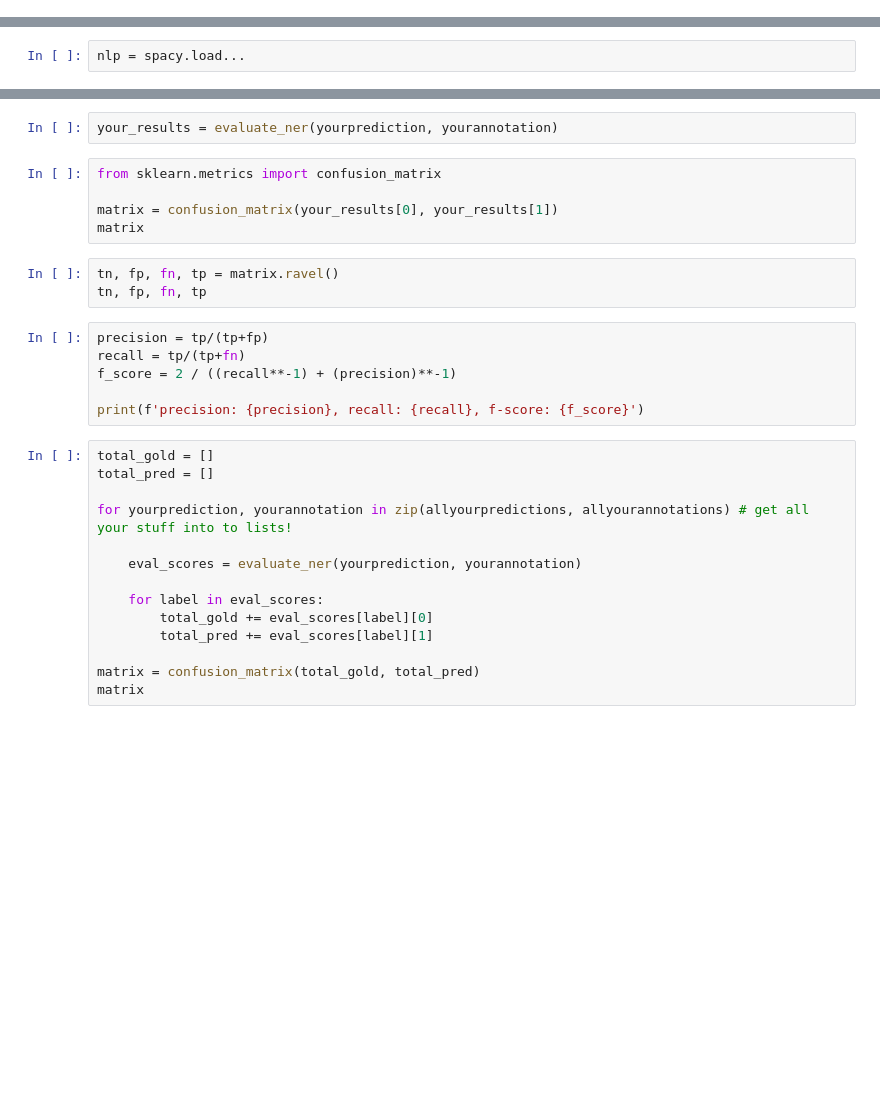
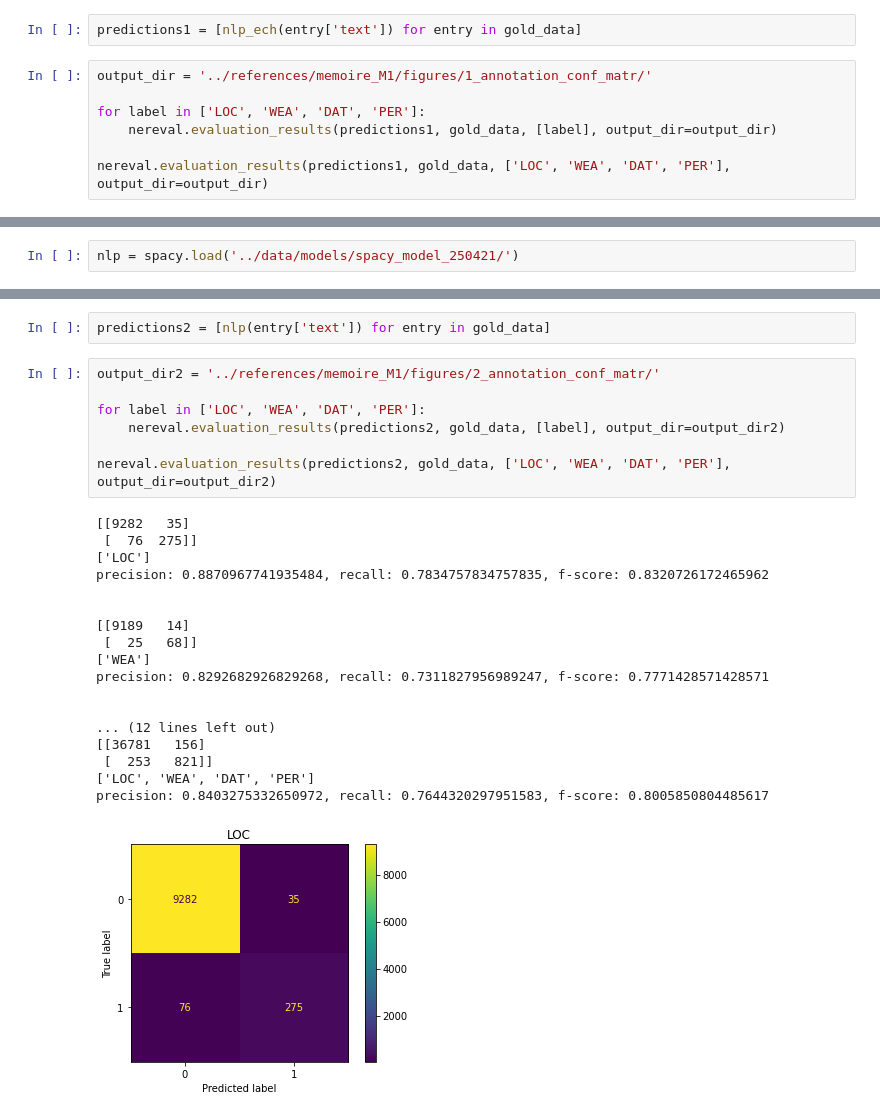
Before and after one commit to krkryger/clim-dist, a Jupyter notebook: notebooks/ner-custom-eval.ipynb, the cells around one changed output, grey strips where cells are left out. Saved outputs shown, nothing was run; the diff lists cells and outputs as text; blank space fills up the shorter version.

Commit message:
Modifications to NER_eval, Linking for M1

```diff
--- a/notebooks/ner-custom-eval.ipynb
+++ b/notebooks/ner-custom-eval.ipynb
@@ -2,0 +41,9 @@ import spacy
+# %%
+predictions1 = [nlp_ech(entry['text']) for entry in gold_data]
+# %%
+output_dir = '../references/memoire_M1/figures/1_annotation_conf_matr/'
+
+for label in ['LOC', 'WEA', 'DAT', 'PER']:
+    nereval.evaluation_results(predictions1, gold_data, [label], output_dir=output_dir)
+
+nereval.evaluation_results(predictions1, gold_data, ['LOC', 'WEA', 'DAT', 'PER'], output_dir=output_dir)
@@ -3,2 +75,2 @@ import spacy
 # %%
-nlp = spacy.load...
+nlp = spacy.load('../data/models/spacy_model_250421/')
@@ -92,30 +77,28 @@ def evaluate_ner(pred, gold):
-# %%
-your_results = evaluate_ner(yourprediction, yourannotation)
-# %%
-from sklearn.metrics import confusion_matrix
-
-matrix = confusion_matrix(your_results[0], your_results[1])
-matrix
-# %%
-tn, fp, fn, tp = matrix.ravel()
-tn, fp, fn, tp
-# %%
-precision = tp/(tp+fp)
-recall = tp/(tp+fn)
-f_score = 2 / ((recall**-1) + (precision)**-1)
-
-print(f'precision: {precision}, recall: {recall}, f-score: {f_score}')
-# %%
-total_gold = []
-total_pred = []
-
-for yourprediction, yourannotation in zip(allyourpredictions, allyourannotations) # get all your stuff into to lists!
-
-    eval_scores = evaluate_ner(yourprediction, yourannotation)
-
-    for label in eval_scores:
-        total_gold += eval_scores[label][0]
-        total_pred += eval_scores[label][1]
-
-matrix = confusion_matrix(total_gold, total_pred)
-matrix
+# %%
+predictions2 = [nlp(entry['text']) for entry in gold_data]
+# %%
+output_dir2 = '../references/memoire_M1/figures/2_annotation_conf_matr/'
+
+for label in ['LOC', 'WEA', 'DAT', 'PER']:
+    nereval.evaluation_results(predictions2, gold_data, [label], output_dir=output_dir2)
+
+nereval.evaluation_results(predictions2, gold_data, ['LOC', 'WEA', 'DAT', 'PER'], output_dir=output_dir2)
+# %% [output]
+[[9282   35]
+ [  76  275]]
+['LOC']
+precision: 0.8870967741935484, recall: 0.7834757834757835, f-score: 0.8320726172465962
+
+
+[[9189   14]
+ [  25   68]]
+['WEA']
+precision: 0.8292682926829268, recall: 0.7311827956989247, f-score: 0.7771428571428571
+
+
+... (12 lines left out)
+[[36781   156]
+ [  253   821]]
+['LOC', 'WEA', 'DAT', 'PER']
+precision: 0.8403275332650972, recall: 0.7644320297951583, f-score: 0.8005850804485617
+[figure, added]
```
Also changed, not shown: parts of 12 cells of this notebook, 11 other files.
